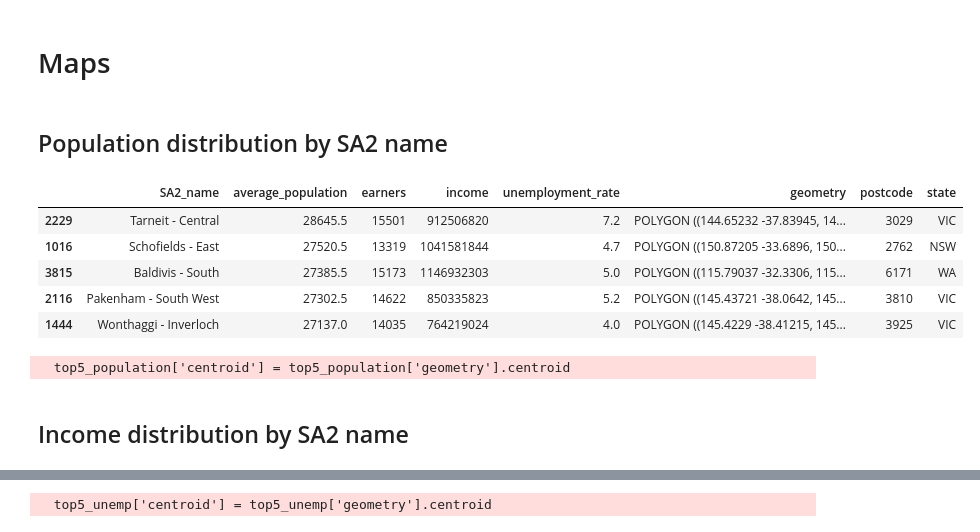
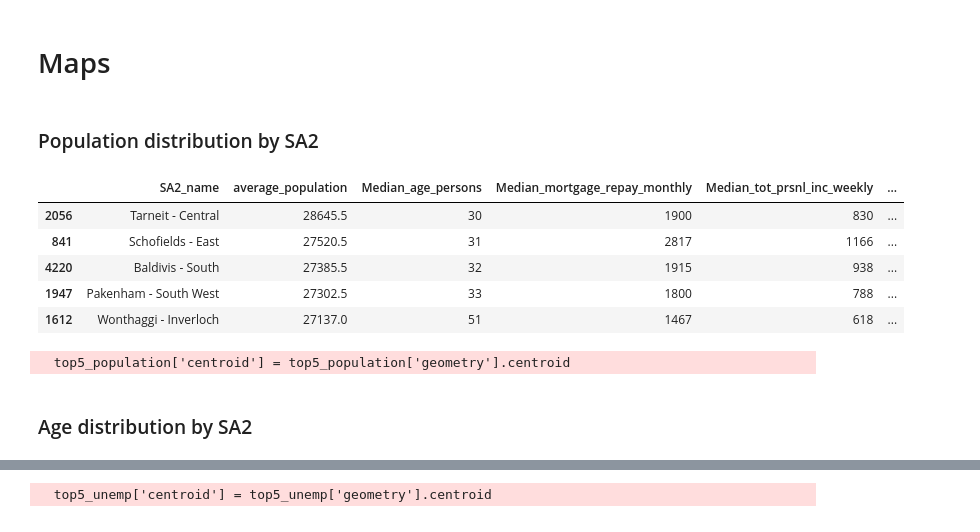
Before and after one commit to MAST30034-AppliedDataScience/project-2-group-buy-now-pay-later-industry-project-28, a Jupyter notebook: notebooks/2_Visualisation.ipynb, the cells around one changed output, grey strips where cells are left out. Cells and saved outputs as stored; diff of their text form; code cells hidden in the pictures.

Commit message:
Added census dataset and updated plots

```diff
--- a/notebooks/2_Visualisation.ipynb
+++ b/notebooks/2_Visualisation.ipynb
@@ -42,3 +34,6 @@ merged_external_df = pd.read_csv('../data/curated/merged_datasets.csv')
+# %%
+# read datasets
+merged_external_df = pd.read_csv('../data/curated/merged_external.csv')
 # %%
 # check the data type
 print('merged_external_df:')
@@ -59,8 +60,9 @@ dtype: object
 merged_external_df['geometry'] = merged_external_df['geometry'].apply(wkt.loads)
 
 # create a GeoDataFrame
-merged_gdf = gpd.GeoDataFrame(merged_external_df, geometry='geometry')
+merged_external_gdf = gpd.GeoDataFrame(merged_external_df, geometry='geometry')
 
 # set the original CRS (assuming Web Mercator for example)
-merged_gdf.set_crs(epsg=4326, inplace=True)
+merged_external_gdf.set_crs(epsg=4326, inplace=True)
+merged_external_gdf.dtypes
 # %% [output]
@@ -100,16 +423,16 @@ geoJSON = merged_gdf[['SA2_name', 'geometry']].drop_duplicates('SA2_name').to_js
 # %% [markdown]
-## Population distribution by SA2 name
+### Population distribution by SA2
 # %%
-# select the top 5 SA2 name based on 'average_population'
-top5_population = merged_gdf.nlargest(5, 'average_population')
+# select the top 5 SA2 name based on average population
+top5_population = merged_external_gdf.nlargest(5, 'average_population')
 top5_population
 # %% [output]
-|  | SA2_name | average_population | earners | income | unemployment_rate | geometry | postcode | state |
-| 2229 | Tarneit - Central | 28645.5 | 15501 | 912506820 | 7.2 | POLYGON ((144.65232 -37.83945, 14... | 3029 | VIC |
-| 1016 | Schofields - East | 27520.5 | 13319 | 1041581844 | 4.7 | POLYGON ((150.87205 -33.6896, 150... | 2762 | NSW |
-| 3815 | Baldivis - South | 27385.5 | 15173 | 1146932303 | 5.0 | POLYGON ((115.79037 -32.3306, 115... | 6171 | WA |
-| 2116 | Pakenham - South West | 27302.5 | 14622 | 850335823 | 5.2 | POLYGON ((145.43721 -38.0642, 145... | 3810 | VIC |
-| 1444 | Wonthaggi - Inverloch | 27137.0 | 14035 | 764219024 | 4.0 | POLYGON ((145.4229 -38.41215, 145... | 3925 | VIC |
+|  | SA2_name | average_population | Median_age_persons | Median_mortgage_repay_monthly | Median_tot_prsnl_inc_weekly | ... |
+| 2056 | Tarneit - Central | 28645.5 | 30 | 1900 | 830 | ... |
+| 841 | Schofields - East | 27520.5 | 31 | 2817 | 1166 | ... |
+| 4220 | Baldivis - South | 27385.5 | 32 | 1915 | 938 | ... |
+| 1947 | Pakenham - South West | 27302.5 | 33 | 1800 | 788 | ... |
+| 1612 | Wonthaggi - Inverloch | 27137.0 | 51 | 1467 | 618 | ... |
 # %%
 # create the map
 population_map = folium.Map(location=[-25.2744, 133.7751], zoom_start=4)
@@ -143,4 +465,4 @@ population_map.save('../plots/population_distribution.html')
 # %% [output]
   top5_population['centroid'] = top5_population['geometry'].centroid
 # %% [markdown]
-## Income distribution by SA2 name
+### Age distribution by SA2
```
Also changed, not shown: parts of 48 cells of this notebook, 29 other files.
